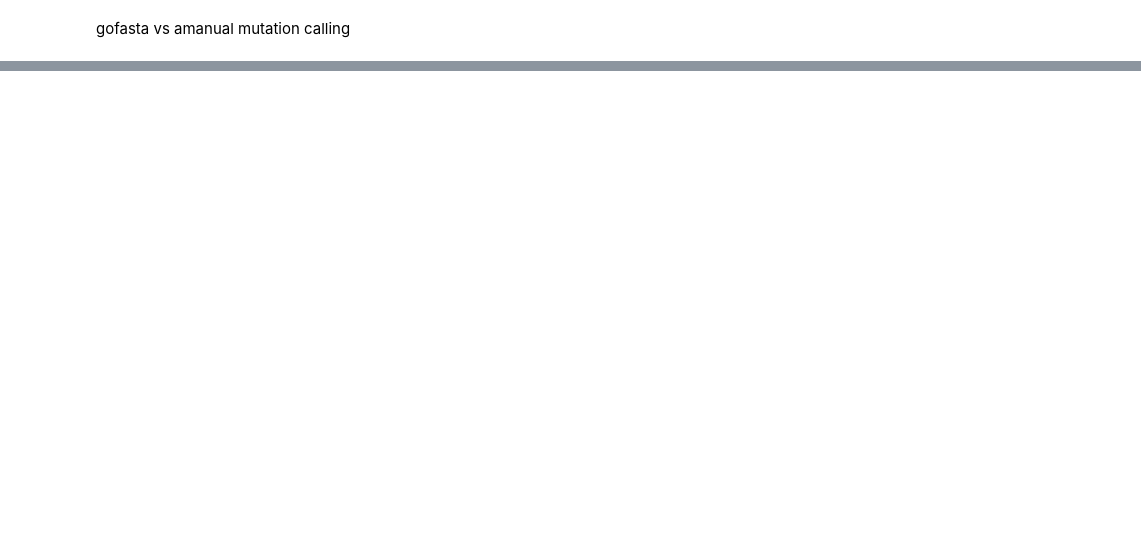
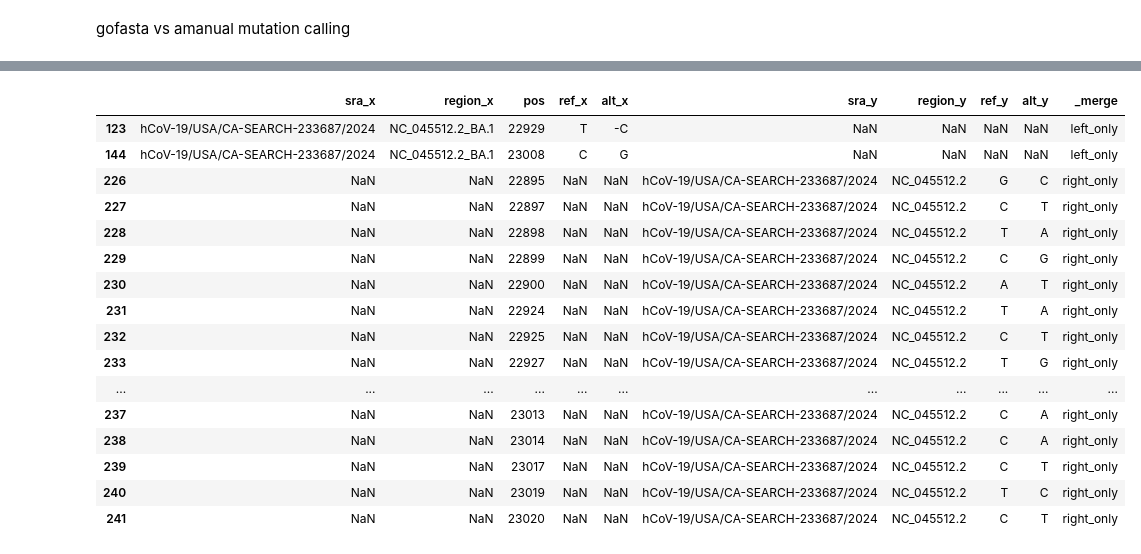
Before and after one commit to yutiachen5/bjorn_rep, a Jupyter notebook: output/sanity_check.ipynb, the cells around one changed output, grey strips where cells are left out. Cells and saved outputs as stored; diff of their text form; code cells hidden in the pictures; blank space fills up the shorter version.

Commit message:
fixed bugs in mutation translation

```diff
--- a/output/sanity_check.ipynb
+++ b/output/sanity_check.ipynb
@@ -4,0 +6,29 @@ import pandas as pd
+# %%
+hu1_gofasta_path = '/home/eleanor124/projects/bjorn_rep/output/Hu1/gofasta/mutations.tsv'
+hu1_manual_path = '/home/eleanor124/projects/bjorn_rep/output/Hu1/mutations.tsv'
+
+ba1_gofasta_path = '/home/eleanor124/projects/bjorn_rep/output/Hu1/gofasta/BA1/mutations.tsv'
+ba1_manual_path = '/home/eleanor124/projects/bjorn_rep/output/Hu1/NC_045512.2_BA.1_mutations.tsv'
+
+ba2_gofasta_path = '/home/eleanor124/projects/bjorn_rep/output/Hu1/gofasta/BA2/mutations.tsv'
+ba2_manual_path = '/home/eleanor124/projects/bjorn_rep/output/Hu1/NC_045512.2_BA.2_mutations.tsv'
+
+
+pb2_gofasta_path = '/home/eleanor124/projects/bjorn_rep/output/PB2/gofasta/mutations.tsv'
+pb2_manual_path = '/home/eleanor124/projects/bjorn_rep/output/PB2/mutations.tsv'
+
+cy_gofasta_path = '/home/eleanor124/projects/bjorn_rep/output/PB2/gofasta/CY/mutations.tsv'
+cy_manual_path = '/home/eleanor124/projects/bjorn_rep/output/PB2/CY018884.1_cds_ABM21959.1_1_mutations.tsv'
+# %%
+ambiguous_nuc = ['R', 'Y', 'W', 'S', 'K', 'M', 'B', 'D', 'H', 'V', 'N']
+# %%
+def process(path):
+    df = pd.read_csv(path, sep="\t")
+    df = (
+        df[["sra", "region", "pos", "ref", "alt"]]
+        .drop_duplicates()
+        .sort_values(by=["sra", "pos"])
+        .reset_index(drop=True)
+    )
+
+    return df
@@ -4,0 +68,8 @@ import pandas as pd
+# %%
+hu1_gofasta = process(hu1_gofasta_path)
+ba1_gofasta = process(ba1_gofasta_path)
+ba2_gofasta = process(ba2_gofasta_path)
+
+hu1_manual = process(hu1_manual_path)
+ba1_manual = process(ba1_manual_path)
+ba2_manual = process(ba2_manual_path)
@@ -4,0 +122,23 @@ import pandas as pd
+# %%
+tmp1 = ba1_gofasta[(ba1_gofasta["sra"] == "hCoV-19/USA/CA-SEARCH-233687/2024") & (~ba1_gofasta["alt"].isin(ambiguous_nuc))]
+tmp2 = ba1_manual[(ba1_manual["sra"] == 'hCoV-19/USA/CA-SEARCH-233687/2024') & (~ba1_manual["alt"].isin(ambiguous_nuc))]
+m = pd.merge(tmp1, tmp2, how="outer", on=["pos"], indicator=True)
+m[m["_merge"] != "both"]
+# %% [output]
+|  | sra_x | region_x | pos | ref_x | alt_x | sra_y | region_y | ref_y | alt_y | _merge |
+| 123 | hCoV-19/USA/CA-SEARCH-233687/2024 | NC_045512.2_BA.1 | 22929 | T | -C | NaN | NaN | NaN | NaN | left_only |
+| 144 | hCoV-19/USA/CA-SEARCH-233687/2024 | NC_045512.2_BA.1 | 23008 | C | G | NaN | NaN | NaN | NaN | left_only |
+| 226 | NaN | NaN | 22895 | NaN | NaN | hCoV-19/USA/CA-SEARCH-233687/2024 | NC_045512.2 | G | C | right_only |
+| 227 | NaN | NaN | 22897 | NaN | NaN | hCoV-19/USA/CA-SEARCH-233687/2024 | NC_045512.2 | C | T | right_only |
+| 228 | NaN | NaN | 22898 | NaN | NaN | hCoV-19/USA/CA-SEARCH-233687/2024 | NC_045512.2 | T | A | right_only |
+| 229 | NaN | NaN | 22899 | NaN | NaN | hCoV-19/USA/CA-SEARCH-233687/2024 | NC_045512.2 | C | G | right_only |
+| 230 | NaN | NaN | 22900 | NaN | NaN | hCoV-19/USA/CA-SEARCH-233687/2024 | NC_045512.2 | A | T | right_only |
+| 231 | NaN | NaN | 22924 | NaN | NaN | hCoV-19/USA/CA-SEARCH-233687/2024 | NC_045512.2 | T | A | right_only |
+| 232 | NaN | NaN | 22925 | NaN | NaN | hCoV-19/USA/CA-SEARCH-233687/2024 | NC_045512.2 | C | T | right_only |
+| 233 | NaN | NaN | 22927 | NaN | NaN | hCoV-19/USA/CA-SEARCH-233687/2024 | NC_045512.2 | T | G | right_only |
+| ... | ... | ... | ... | ... | ... | ... | ... | ... | ... | ... |
+| 237 | NaN | NaN | 23013 | NaN | NaN | hCoV-19/USA/CA-SEARCH-233687/2024 | NC_045512.2 | C | A | right_only |
+| 238 | NaN | NaN | 23014 | NaN | NaN | hCoV-19/USA/CA-SEARCH-233687/2024 | NC_045512.2 | C | A | right_only |
+| 239 | NaN | NaN | 23017 | NaN | NaN | hCoV-19/USA/CA-SEARCH-233687/2024 | NC_045512.2 | C | T | right_only |
+| 240 | NaN | NaN | 23019 | NaN | NaN | hCoV-19/USA/CA-SEARCH-233687/2024 | NC_045512.2 | T | C | right_only |
+| 241 | NaN | NaN | 23020 | NaN | NaN | hCoV-19/USA/CA-SEARCH-233687/2024 | NC_045512.2 | C | T | right_only |
```
Also changed, not shown: parts of 23 cells of this notebook, 32 other files.
